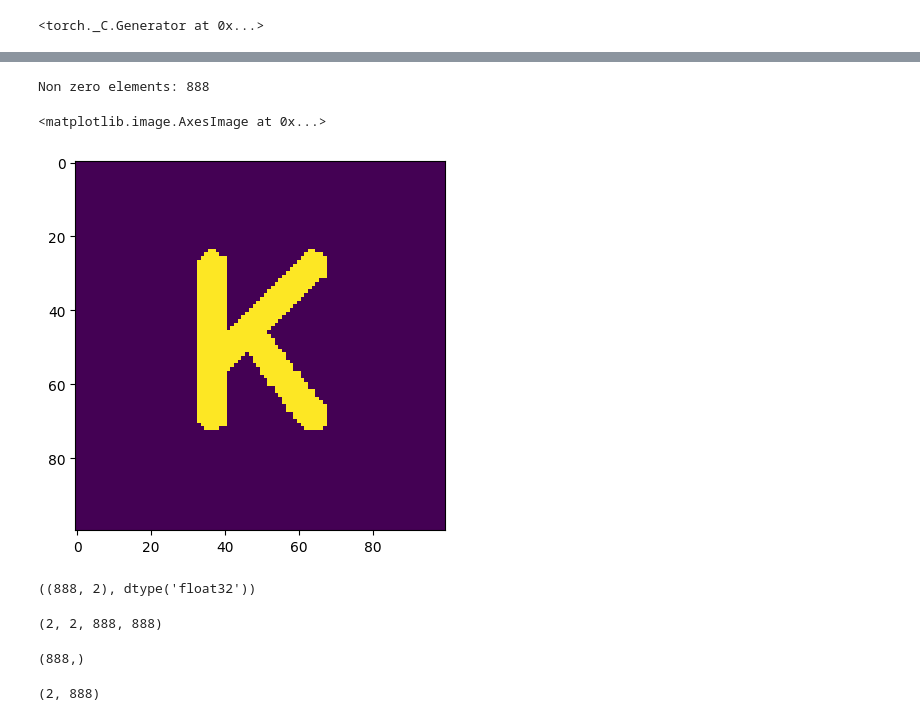
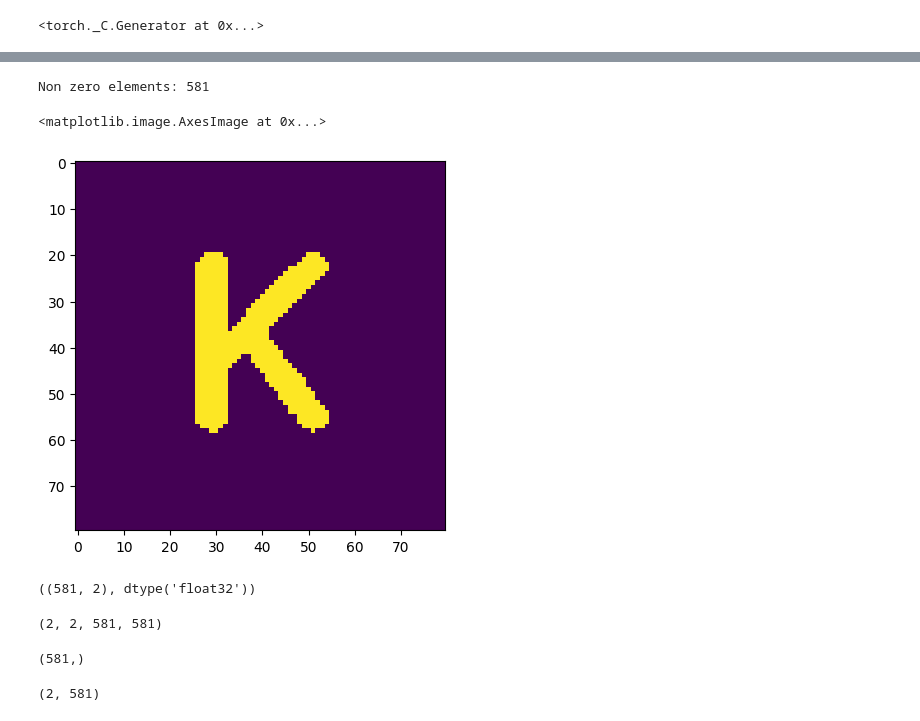
Before and after one commit to VasylVasylenko/trash_demo, a Jupyter notebook: solve_NN.ipynb, the cells around one changed output, grey strips where cells are left out. Drawn from its saved outputs; the diff is of its cells as text; code cells hidden in the pictures.

```diff
--- a/solve_NN.ipynb
+++ b/solve_NN.ipynb
@@ -238,60 +240,60 @@ xi_fn._iadd((-0.23,-0.23))
 #xi_fn: Xi = BallNDXi([0, 0], 0.1)
 #xi_fn: Xi = RectNDXi([[-0.1, 0.1], [-0.1, 0.1]])
 #xi_fn: Xi = RectNDXi([[-0.1, 0.1], [-0.1, 0.1]], rot_mat=rot_mat, rot_point=[-0.1, -0.1], xi_val=1.5)
 #xi_fn: Xi = EllipseNDXi([0, 0], [0.1, 0.05])
 #xi_fn: Xi = ConvexPolyNDXi([[0, 0.1], [0.1,-0.1], [-0.1,-0.1]])
 #object_mask =  ConvexPolyNDXi([[-0.12, 0.12], [-0.12,-0.12], [0.12,-0.12], [0.12, 0.12]])
 #xi_fn: Xi = UnionXi([BallNDXi([-0.12, 0], 0.1), ConvexPolyNDXi([[0.12, 0.1], [0.22,-0.1], [0.02,-0.1]])],
 #                    sum_strategy=SumStrategy.MEAN)
 object_mask = ConvexPolyNDXi([[-0.2, 0.2], [-0.2,-0.2], [0.2,-0.2], [0.2, 0.2]])
 
-E_ext: E_Ext_Class = E_Ext_Random_Uniform([-1,-1], [1,1])#E_Ext_Const([1, 1])#E_Ext_Random_Uniform([-1,1], [-1,1])#E_Ext_Const_Radial([0,0], 1)#E_Ext_Const([1, 1])
+E_ext: E_Ext_Class = E_Ext_Const([1, 1])#([-1,-1], [1,1])#E_Ext_Const([1, 1])#E_Ext_Random_Uniform([-1,1], [-1,1])#E_Ext_Const_Radial([0,0], 1)#E_Ext_Const([1, 1])
 
 
-Nx: int = 100
-Ny: int = 100
+Nx: int = 80
+Ny: int = 80
 N: int = Nx * Ny
 
 x1, x2 = -0.3, 0.3
 y1, y2 = -0.3, 0.3
 
 sigma = 0.0
 
 xy_grid: np.ndarray = np.stack(np.meshgrid(np.linspace(x1, x2, Nx), np.linspace(y1, y2, Ny)),
                                axis=-1).reshape(-1, 2).astype(np.float32)
 Xi_mat: np.ndarray = xi_fn(xy_grid)
 Xi_mask: np.ndarray = Xi_mat != 0
 Xi_mat_nonzero: np.ndarray = Xi_mat[Xi_mask]
 print("Non zero elements:", np.count_nonzero(Xi_mat))
 Xi_mat.shape, Xi_mat.dtype, Xi_mask.shape, Xi_mask.dtype, Xi_mat_nonzero.shape, Xi_mat_nonzero.dtype
 # Show object's mask
 plt.imshow(Xi_mask.reshape(Nx, Ny)[::-1, :].copy())
 # %% [output]
-Non zero elements: 888
+Non zero elements: 581
 <matplotlib.image.AxesImage at 0x...>
-[figure, old version]
+[figure, new version]
 # %%
 xy_grid_non_zero: np.ndarray = xy_grid[Xi_mask].astype(np.float32)
 N: int = xy_grid_non_zero.shape[0]
 xy_grid_non_zero.shape, xy_grid_non_zero.dtype
 # %% [output]
-((888, 2), dtype('float32'))
+((581, 2), dtype('float32'))
 # %%
 G_mat: np.ndarray = G(xy_grid_non_zero[np.newaxis, :, :], xy_grid_non_zero[:, np.newaxis, :]).astype(np.float32)
 G_mat.shape
 # %% [output]
-(2, 2, 888, 888)
+(2, 2, 581, 581)
 # %%
 delta: float = (x2 - x1) / Nx * (y2 - y1) / Ny
 delta_mat: np.ndarray = np.ones((xy_grid_non_zero.shape[0],), dtype=np.float32) * delta
 delta_mat.shape
 # %% [output]
-(888,)
+(581,)
 # %%
-E_ext_mat: np.ndarray = E_ext(xy_grid_non_zero).astype(np.float32)
+E_ext_mat: np.ndarray = E_ext(xy_grid_non_zero).astype(np.float64)
 E_ext_mat.shape
 # %% [output]
-(2, 888)
+(2, 581)
 # %%
  from fredholm_solving.common.domain import Domain
 
```
Also changed, not shown: parts of 12 cells of this notebook.
